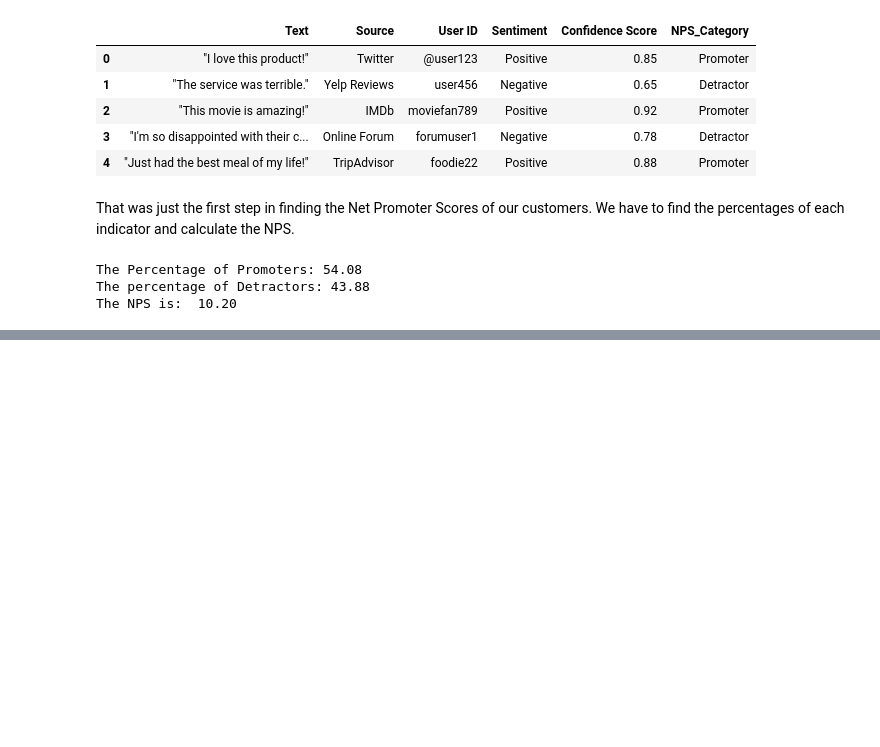
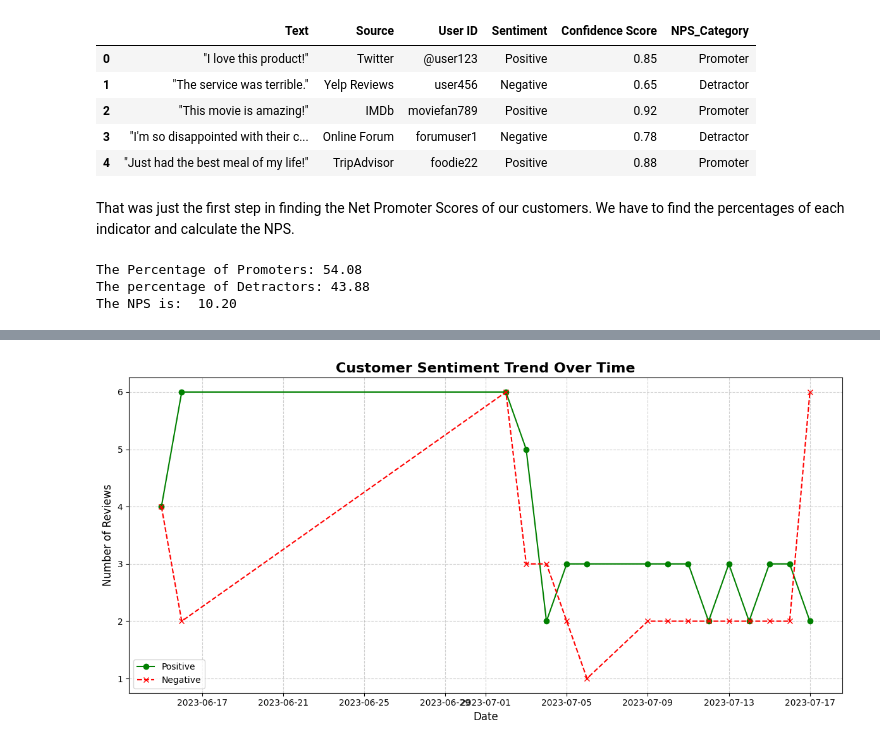
Before and after one commit to nuelwhite/Data-Engineering-Portfolio, a Jupyter notebook: customer_sentiments_eda.ipynb, the cells around one changed output, grey strips where cells are left out. Saved outputs shown, nothing was run; the diff lists cells and outputs as text; code cells hidden in the pictures; blank space fills up the shorter version.

```diff
--- a/customer_sentiments_eda.ipynb
+++ b/customer_sentiments_eda.ipynb
@@ -170,0 +245,20 @@ The NPS is:  10.20
+# %%
+# Visualization 3: Sentiment trend over time
+df['Date'] = df['Date/Time'].dt.date
+sentiment_trend = df.groupby(['Date', 'Sentiment']).size().unstack(fill_value=0)
+sentiment_trend.index = pd.to_datetime(sentiment_trend.index)
+
+plt.figure(figsize=(12, 6))
+plt.plot(sentiment_trend.index, sentiment_trend.get('Positive', pd.Series(0, index=sentiment_trend.index)),
+         label='Positive', marker='o', linestyle='-', color='green')
+plt.plot(sentiment_trend.index, sentiment_trend.get('Negative', pd.Series(0, index=sentiment_trend.index)),
+         label='Negative', marker='x', linestyle='--', color='red')
+plt.title('Customer Sentiment Trend Over Time', fontsize=16, fontweight='bold')
+plt.xlabel('Date', fontsize=12)
+plt.ylabel('Number of Reviews', fontsize=12)
+plt.legend()
+plt.grid(True, linestyle='--', alpha=0.6)
+plt.tight_layout()
+plt.show()
+# %% [output]
+[figure, added]
```
Also changed, not shown: parts of 8 cells of this notebook.
